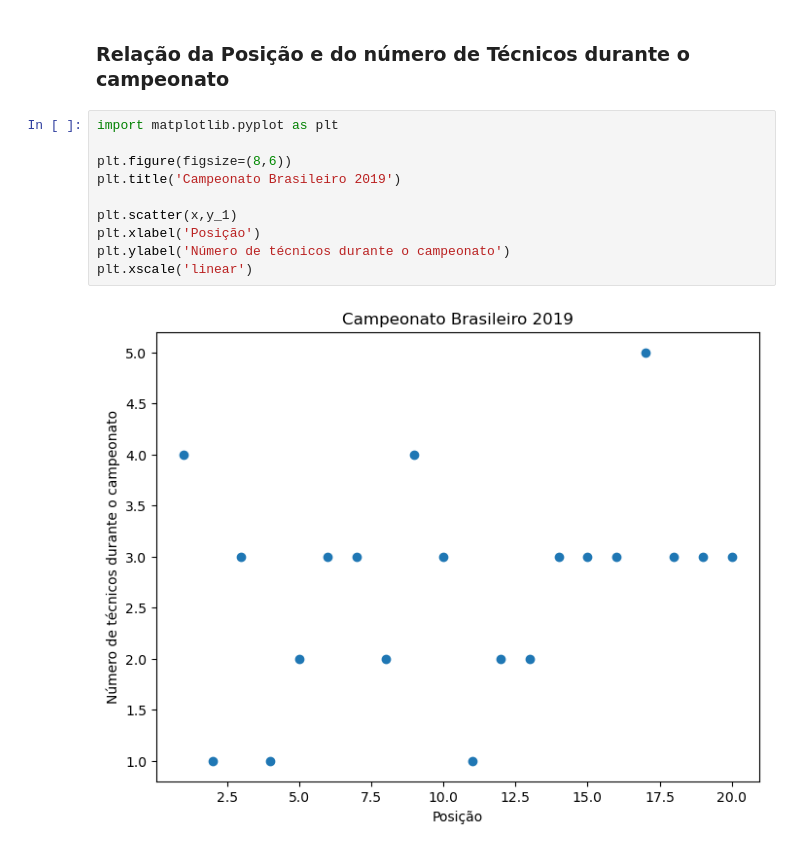
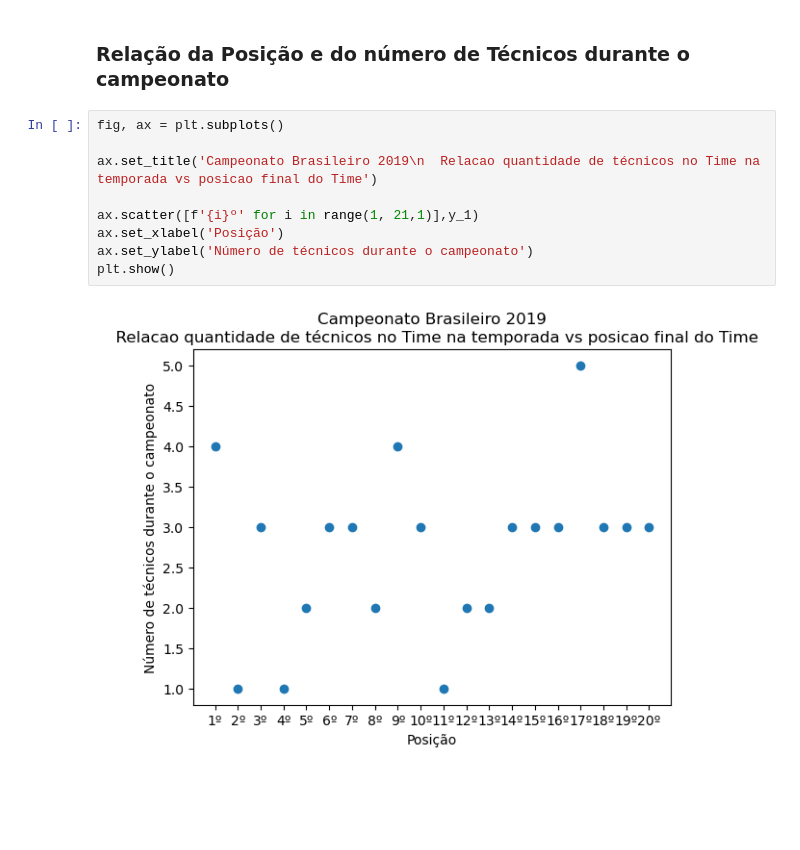
Before and after one commit to Joangopa/ada_project1, a Jupyter notebook: Projeto - técnicos no futebol.ipynb, the cells around one changed output. Saved outputs shown, nothing was run; the diff lists cells and outputs as text; blank space fills up the shorter version.

```diff
--- a/Projeto - técnicos no futebol.ipynb
+++ b/Projeto - técnicos no futebol.ipynb
@@ -643,14 +624,13 @@ plt.xscale('linear')
 # %% [markdown]
 ### Relação da Posição e do número de Técnicos durante o campeonato
 # %%
-import matplotlib.pyplot as plt
+fig, ax = plt.subplots()
 
-plt.figure(figsize=(8,6))
-plt.title('Campeonato Brasileiro 2019')
+ax.set_title('Campeonato Brasileiro 2019\n  Relacao quantidade de técnicos no Time na temporada vs posicao final do Time')
 
-plt.scatter(x,y_1)
-plt.xlabel('Posição')
-plt.ylabel('Número de técnicos durante o campeonato')
-plt.xscale('linear')
+ax.scatter([f'{i}º' for i in range(1, 21,1)],y_1)
+ax.set_xlabel('Posição')
+ax.set_ylabel('Número de técnicos durante o campeonato')
+plt.show()
 # %% [output]
-[figure, old version]
+[figure, new version]
```
Also changed, not shown: parts of 12 cells of this notebook.
